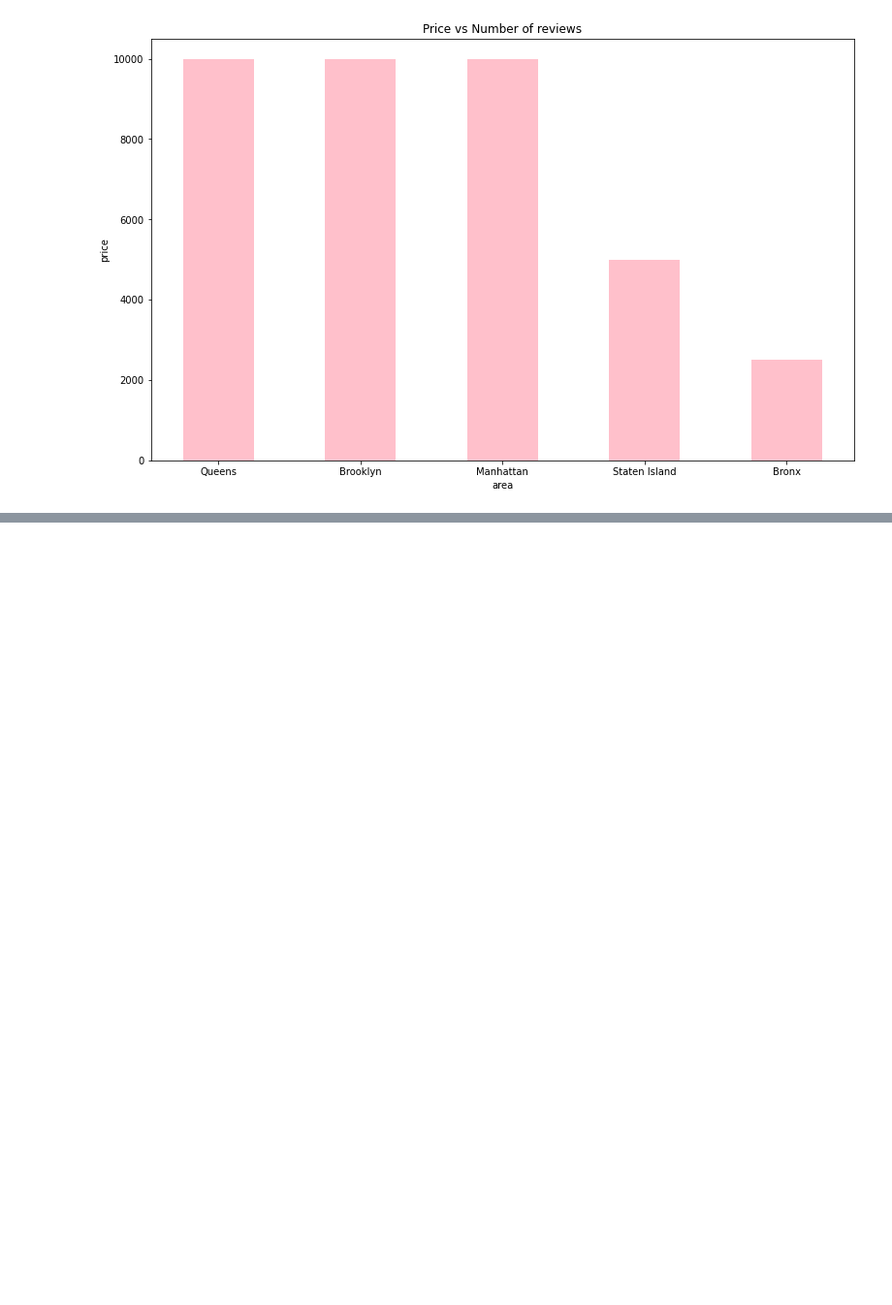
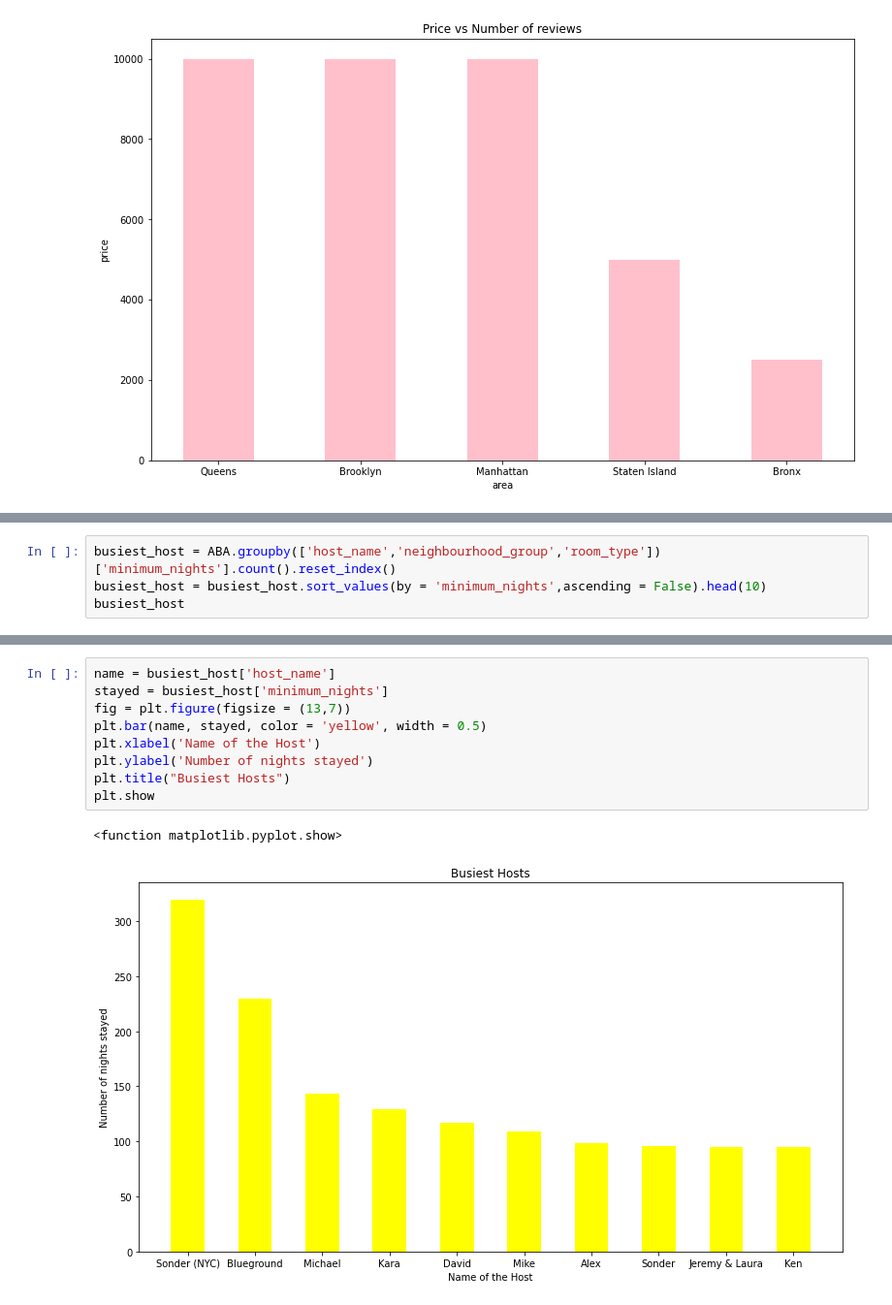
Before and after one commit to Aniket-Satpute/Airbnb-Booking-Analysis, a Jupyter notebook: airbnb_booking_analysis_aniket.ipynb, the cells around one changed output, grey strips where cells are left out. Shown at 97% size. Saved outputs shown, nothing was run; the diff lists cells and outputs as text; blank space fills up the shorter version.

```diff
--- a/airbnb_booking_analysis_aniket.ipynb
+++ b/airbnb_booking_analysis_aniket.ipynb
@@ -278,0 +281,4 @@ plt.show()
+# %%
+busiest_host = ABA.groupby(['host_name','neighbourhood_group','room_type'])['minimum_nights'].count().reset_index()
+busiest_host = busiest_host.sort_values(by = 'minimum_nights',ascending = False).head(10)
+busiest_host
@@ -278,0 +297,12 @@ plt.show()
+# %%
+name = busiest_host['host_name']
+stayed = busiest_host['minimum_nights']
+fig = plt.figure(figsize = (13,7))
+plt.bar(name, stayed, color = 'yellow', width = 0.5)
+plt.xlabel('Name of the Host')
+plt.ylabel('Number of nights stayed')
+plt.title("Busiest Hosts")
+plt.show
+# %% [output]
+<function matplotlib.pyplot.show>
+[figure, added]
```
Also changed, not shown: parts of 6 cells of this notebook.
